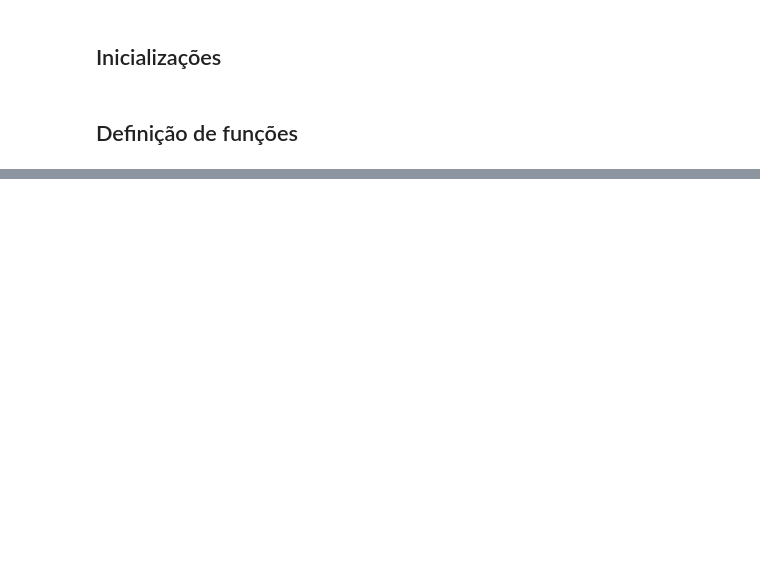
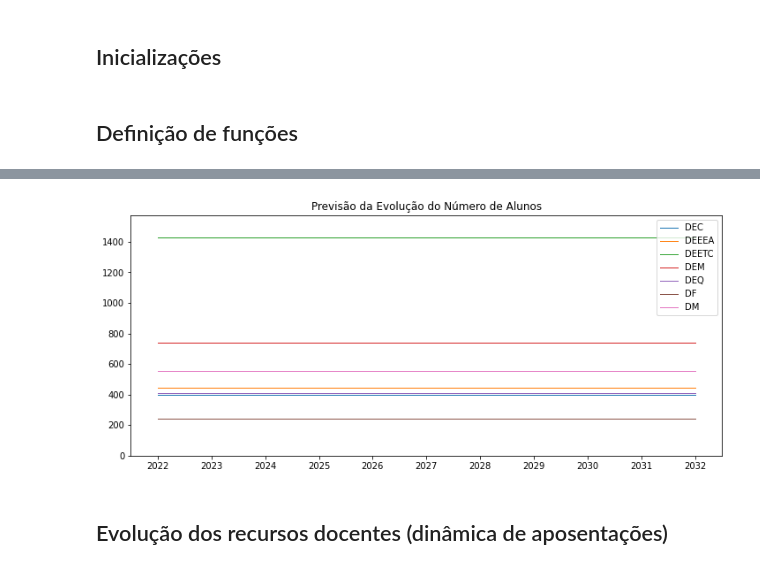
Before and after one commit to arjoca/RHDocentes, a Jupyter notebook: RHDocentes_Converge.ipynb, the cells around one changed output, grey strips where cells are left out. Saved outputs shown, nothing was run; the diff lists cells and outputs as text; code cells hidden in the pictures; blank space fills up the shorter version.

```diff
--- a/RHDocentes_Converge.ipynb
+++ b/RHDocentes_Converge.ipynb
@@ -25,6 +39,6 @@ from datetime import datetime, timedelta
 # %%
 # Leitura de dados
-base_url = 'https://raw.githubusercontent.com/arjoca/RHDocentes/main/'
+base_url = 'https://raw.githubusercontent.com/arjoca/RHDocentes/main/data/'
 docentes = pd.read_csv(base_url + 'docentes.csv', encoding= 'unicode_escape',
                        parse_dates=['Data Nascimento'], infer_datetime_format=True)
 alunos_per_curso = pd.read_csv(base_url + 'alunos.csv', encoding= 'unicode_escape', index_col=0)
@@ -271,0 +134,17 @@ fig.update_layout(margin = dict(t=50, l=25, r=25, b=25))
+# %%
+# Janela temporal a usar
+ANOS = 10
+LST_ANOS = range(2022, 2022+ANOS+1)
+# %%
+# Evolução do número de alunos
+df = pd.DataFrame([alunos_per_dept.values for ano in LST_ANOS],
+                  columns=alunos_per_dept.index, index=LST_ANOS)
+fig, ax = plt.subplots(1, 1, figsize=(12,5))
+df.plot(ax=ax, linewidth=1)
+ax.set_xticks(LST_ANOS)
+ax.set_ylim(ymin=0, ymax=alunos_per_dept.max()*1.1)
+ax.set_title('Previsão da Evolução do Número de Alunos');
+# %% [output]
+[figure, added]
+# %% [markdown]
+## Evolução dos recursos docentes (dinâmica de aposentações)
```
Also changed, not shown: parts of 63 cells of this notebook.
